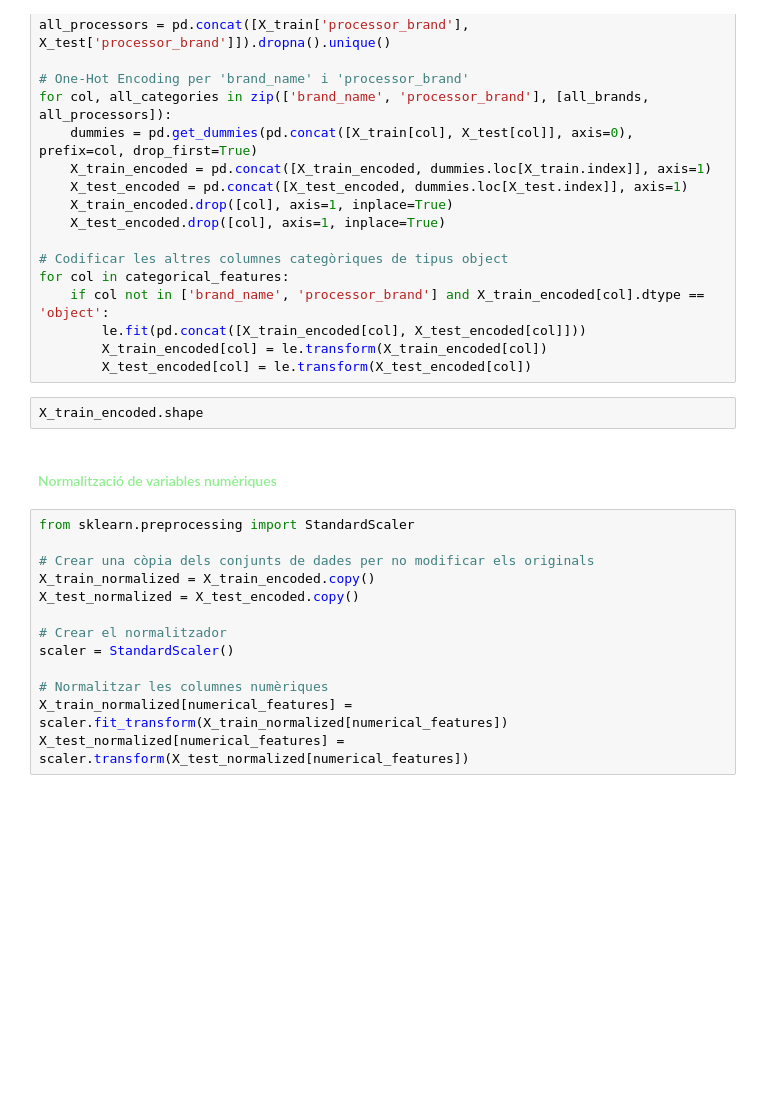
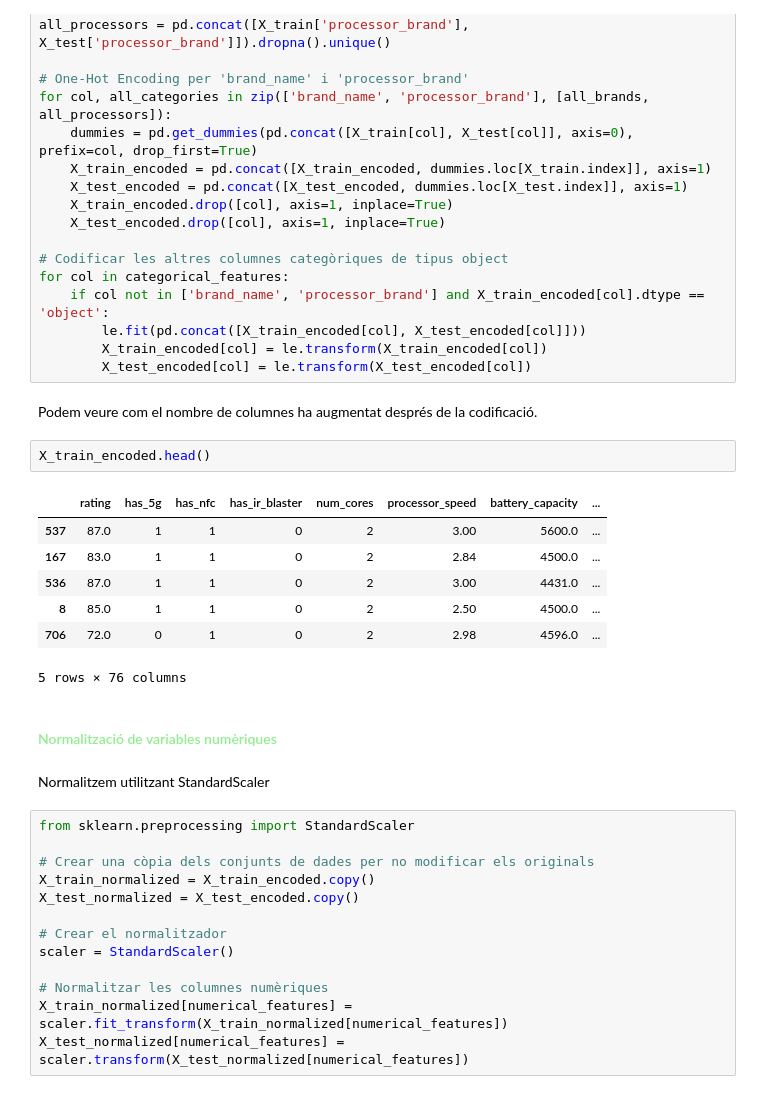
Before and after one commit to paupratAI/Multilayer_Perceptron, a Jupyter notebook: main.ipynb, the cells around one changed output. Drawn from its saved outputs; the diff is of its cells as text; blank space fills up the shorter version.

```diff
--- a/main.ipynb
+++ b/main.ipynb
@@ -432,10 +624,22 @@ for col in categorical_features:
         le.fit(pd.concat([X_train_encoded[col], X_test_encoded[col]]))
         X_train_encoded[col] = le.transform(X_train_encoded[col])
         X_test_encoded[col] = le.transform(X_test_encoded[col])
+# %% [markdown]
+Podem veure com el nombre de columnes ha augmentat després de la codificació.
 # %%
-X_train_encoded.shape
+X_train_encoded.head()
+# %% [output]
+|  | rating | has_5g | has_nfc | has_ir_blaster | num_cores | processor_speed | battery_capacity | ... |
+| 537 | 87.0 | 1 | 1 | 0 | 2 | 3.00 | 5600.0 | ... |
+| 167 | 83.0 | 1 | 1 | 0 | 2 | 2.84 | 4500.0 | ... |
+| 536 | 87.0 | 1 | 1 | 0 | 2 | 3.00 | 4431.0 | ... |
+| 8 | 85.0 | 1 | 1 | 0 | 2 | 2.50 | 4500.0 | ... |
+| 706 | 72.0 | 0 | 1 | 0 | 2 | 2.98 | 4596.0 | ... |
+5 rows × 76 columns
 # %% [markdown]
 #### <span style="color:lightgreen"> Normalització de variables numèriques </span>
+# %% [markdown]
+Normalitzem utilitzant StandardScaler
 # %%
 from sklearn.preprocessing import StandardScaler
 
```
Also changed, not shown: parts of 70 cells of this notebook, 1 other file.
